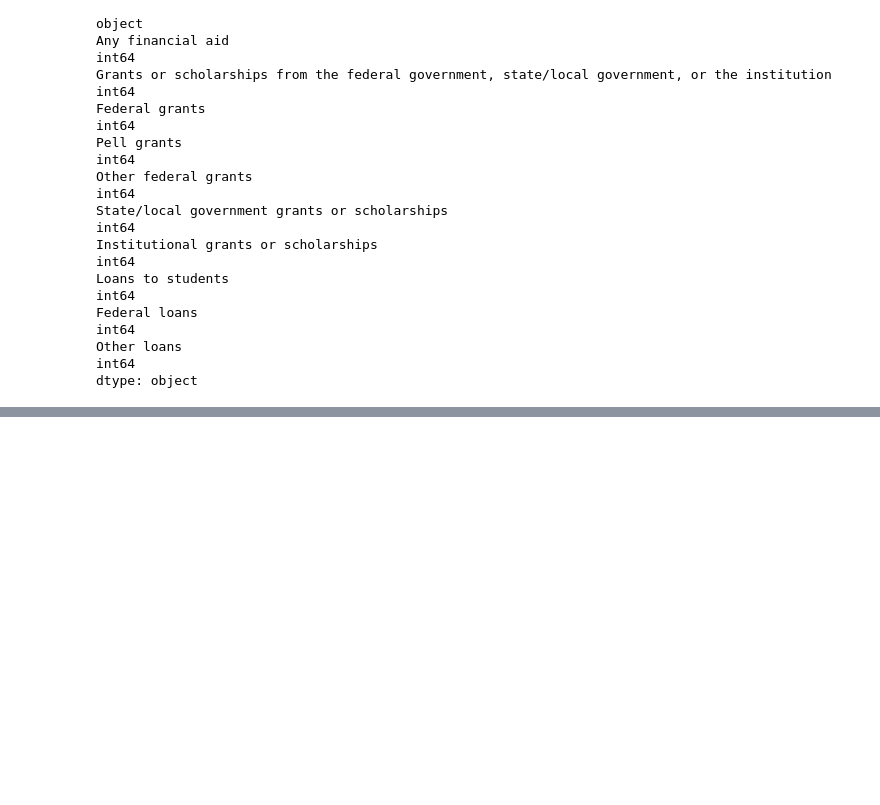
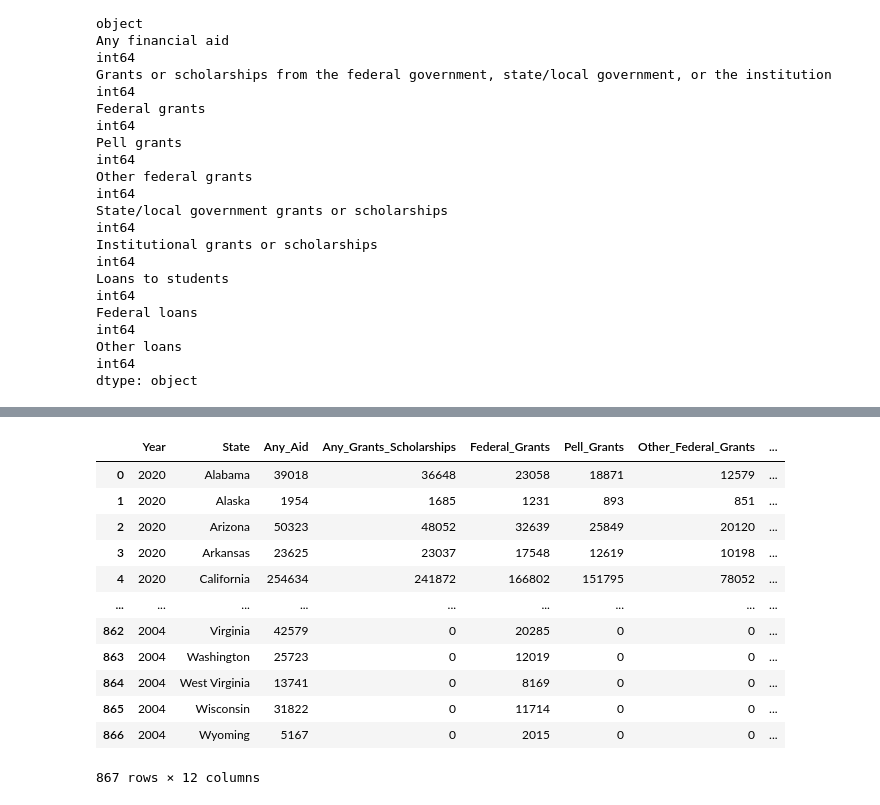
Before and after one commit to brevinowens/solvemined, a Jupyter notebook: Extract.ipynb, the cells around one changed output, grey strips where cells are left out. Saved outputs shown, nothing was run; the diff lists cells and outputs as text; code cells hidden in the pictures; blank space fills up the shorter version.

```diff
--- a/Extract.ipynb
+++ b/Extract.ipynb
@@ -321,0 +301,11 @@ financial_aid_copy
+# %%
+# Set the index to year to drop the extra years, reset the index and reorder the columns
+financial_aid_2 = financial_aid_copy.set_index("Year")
+financial_aid_2 = financial_aid_2.drop(["2002", "2003"])
+financial_aid_2 = financial_aid_2.reset_index()
+financial_aid_2 = financial_aid_2[['Year', 'State', 'Any financial aid',
+       'Grants or scholarships from the federal government, state/local government, or the institution',
+       'Federal grants', 'Pell grants', 'Other federal grants',
+       'State/local government grants or scholarships ',
+       'Institutional grants or scholarships ', 'Loans to students',
+       'Federal loans', 'Other loans']]
@@ -321,0 +329,23 @@ financial_aid_copy
+# %%
+# Rename the columns to be more SQL friendly
+financial_aid_renamed = financial_aid_2.rename(columns = {"Any financial aid": "Any_Aid",\
+'Grants or scholarships from the federal government, state/local government, or the institution':\
+"Any_Grants_Scholarships", "Federal grants": "Federal_Grants", "Pell grants": "Pell_Grants", "Other federal grants":\
+"Other_Federal_Grants", 'State/local government grants or scholarships ': "State_Grants_Scholarships", \
+'Institutional grants or scholarships ': "Inst_Grants_Scholarships", 'Loans to students': "Inst_Loans", \
+'Federal loans': "Federal_Loans", "Other loans": "Other_Loans"})
+financial_aid_renamed
+# %% [output]
+|  | Year | State | Any_Aid | Any_Grants_Scholarships | Federal_Grants | Pell_Grants | Other_Federal_Grants | ... |
+| 0 | 2020 | Alabama | 39018 | 36648 | 23058 | 18871 | 12579 | ... |
+| 1 | 2020 | Alaska | 1954 | 1685 | 1231 | 893 | 851 | ... |
+| 2 | 2020 | Arizona | 50323 | 48052 | 32639 | 25849 | 20120 | ... |
+| 3 | 2020 | Arkansas | 23625 | 23037 | 17548 | 12619 | 10198 | ... |
+| 4 | 2020 | California | 254634 | 241872 | 166802 | 151795 | 78052 | ... |
+| ... | ... | ... | ... | ... | ... | ... | ... | ... |
+| 862 | 2004 | Virginia | 42579 | 0 | 20285 | 0 | 0 | ... |
+| 863 | 2004 | Washington | 25723 | 0 | 12019 | 0 | 0 | ... |
+| 864 | 2004 | West Virginia | 13741 | 0 | 8169 | 0 | 0 | ... |
+| 865 | 2004 | Wisconsin | 31822 | 0 | 11714 | 0 | 0 | ... |
+| 866 | 2004 | Wyoming | 5167 | 0 | 2015 | 0 | 0 | ... |
+867 rows × 12 columns
```
Also changed, not shown: parts of 38 cells of this notebook.
